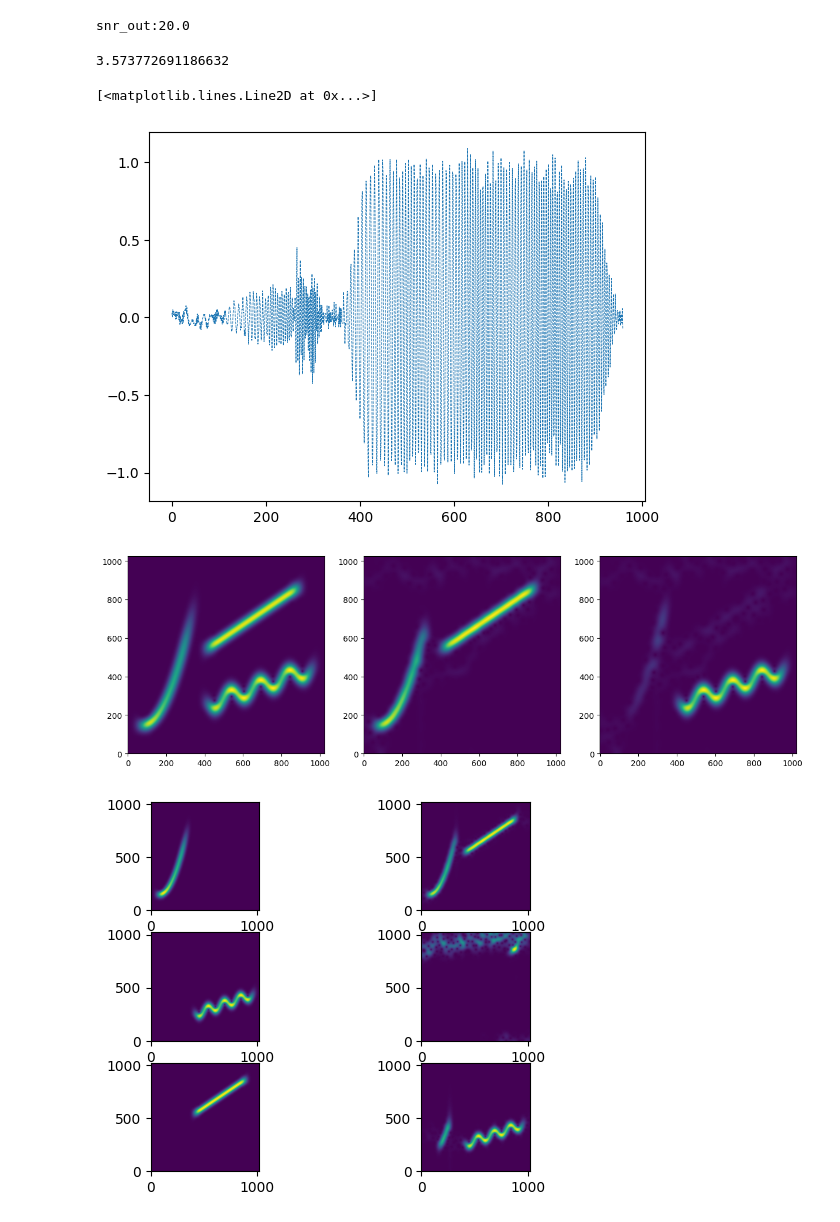
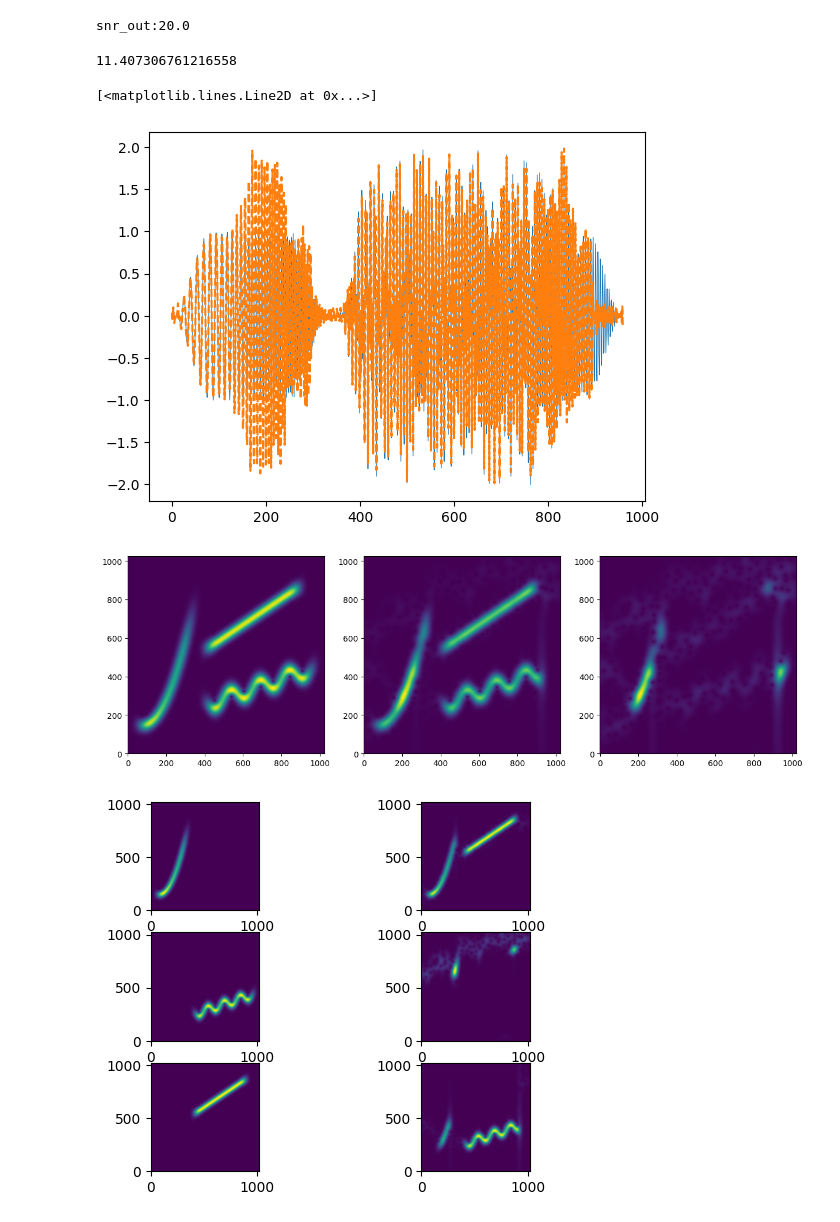
Before and after one commit to jmiramont/benchmarks_eusipco2023, a Jupyter notebook: notebooks/demo_method_pseudo_bayesian.ipynb, the cells around one changed output. Cells and saved outputs as stored; diff of their text form; code cells hidden in the pictures.

Commit message:
Changing the synthetic signals used.

```diff
--- a/notebooks/demo_method_pseudo_bayesian.ipynb
+++ b/notebooks/demo_method_pseudo_bayesian.ipynb
@@ -52,21 +53,21 @@ Pnei = 20
 PneiMask = 20
 M = N
 L = 20
-signal_output = funa(signal, [], use_sst, ds, beta, alpha, div, Pnei, PneiMask, M, L )
-# signal_output = funa(signal,)
+# signal_output = funa(signal, [], use_sst, ds, beta, alpha, div, Pnei, PneiMask, M, L )
+signal_output = funa(signal,)
 print(10*np.log10((np.sum(s[tmin:tmax]**2))/(np.sum((s[tmin:tmax]-signal_output[tmin:tmax])**2))))
 # %% [output]
-3.573772691186632
+11.407306761216558
 # %%
 S_output, F_output = get_spectrogram(signal_output, window = g)
 F_output = F_output[0:N+1]
 
 plt.figure()
-# plt.plot(s[tmin:tmax], linewidth=0.5)
-plt.plot(s[tmin:tmax]-signal_output[tmin:tmax],'--',linewidth=0.5)
+plt.plot(s[tmin:tmax], linewidth=0.5)
+plt.plot(signal_output[tmin:tmax],'--')
 # %% [output]
 [<matplotlib.lines.Line2D at 0x...>]
-[figure, old version]
+[figure, new version]
 # %%
 fig, ax = plt.subplots(1,3,figsize = (15,5))
 ax[0].imshow(abs(F), origin='lower')#, cmap=cmocean.cm.deep)
@@ -77,7 +78,7 @@ ax[2].imshow(abs(F-F_output), origin='lower')#, cmap=cmocean.cm.deep)
 # ax[1].grid(True)
 plt.show()
 # %% [output]
-[figure, old version]
+[figure, new version]
 # %%
 signal_output = funa(signal, [], [], [], [], [], [], [], [], [], [], True)
 
@@ -95,7 +96,7 @@ for i in range(signal.total_comps):
 
 plt.show()
 # %% [output]
-[figure, old version]
+[figure, new version]
 # %%
 from benchmark_demo.perf_metrics import order_components, mse
 
```
Also changed, not shown: parts of 3 cells of this notebook, 25 other files.
